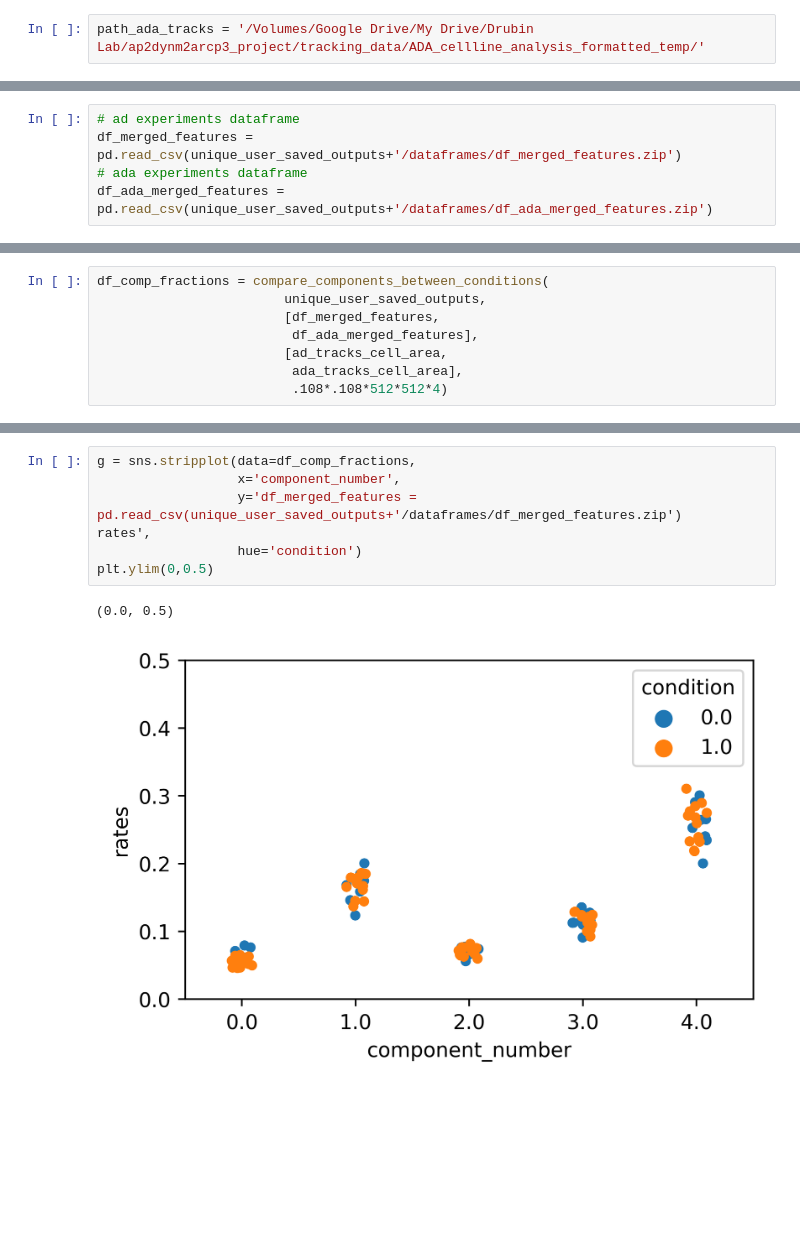
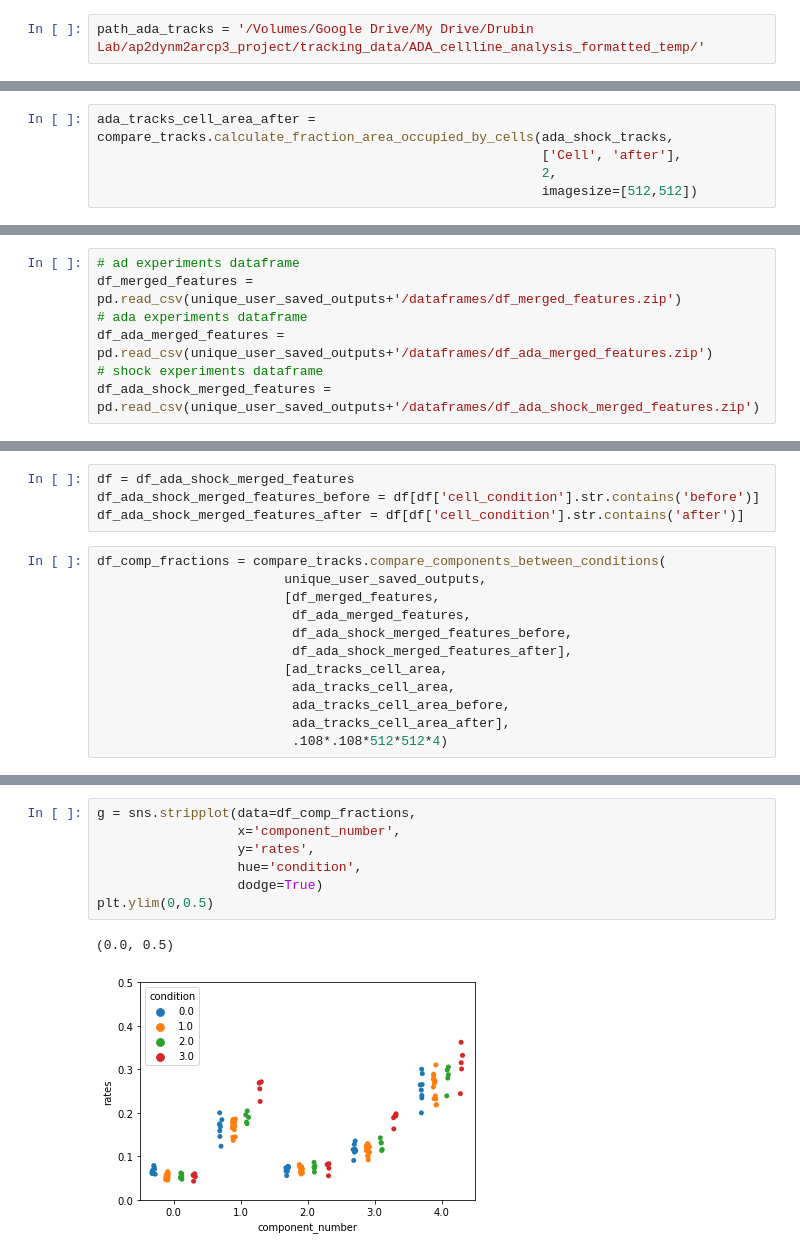
Before and after one commit to DrubinBarnes/Jin_Shirazinejad_et_al_branched_actin_manuscript, a Jupyter notebook: analysis/simplified_workflow/nb08_simplified.ipynb, the cells around one changed output, grey strips where cells are left out. Saved outputs shown, nothing was run; the diff lists cells and outputs as text; blank space fills up the shorter version.

```diff
--- a/analysis/simplified_workflow/nb08_simplified.ipynb
+++ b/analysis/simplified_workflow/nb08_simplified.ipynb
@@ -101,0 +108,5 @@ Text(0, 0.5, 'counts')
+# %%
+ada_tracks_cell_area_after = compare_tracks.calculate_fraction_area_occupied_by_cells(ada_shock_tracks,
+                                                         ['Cell', 'after'],
+                                                         2,
+                                                         imagesize=[512,512])
@@ -104,3 +127,5 @@ Text(0, 0.5, 'counts')
 df_merged_features = pd.read_csv(unique_user_saved_outputs+'/dataframes/df_merged_features.zip')
 # ada experiments dataframe
 df_ada_merged_features = pd.read_csv(unique_user_saved_outputs+'/dataframes/df_ada_merged_features.zip')
+# shock experiments dataframe
+df_ada_shock_merged_features = pd.read_csv(unique_user_saved_outputs+'/dataframes/df_ada_shock_merged_features.zip')
@@ -191,10 +132,18 @@ def compare_components_between_conditions(path_outputs,
+# %%
+df = df_ada_shock_merged_features
+df_ada_shock_merged_features_before = df[df['cell_condition'].str.contains('before')]
+df_ada_shock_merged_features_after = df[df['cell_condition'].str.contains('after')]
 # %%
-df_comp_fractions = compare_components_between_conditions(
+df_comp_fractions = compare_tracks.compare_components_between_conditions(
                         unique_user_saved_outputs,
                         [df_merged_features,
-                         df_ada_merged_features],
+                         df_ada_merged_features,
+                         df_ada_shock_merged_features_before,
+                         df_ada_shock_merged_features_after],
                         [ad_tracks_cell_area,
-                         ada_tracks_cell_area],
+                         ada_tracks_cell_area,
+                         ada_tracks_cell_area_before,
+                         ada_tracks_cell_area_after],
                          .108*.108*512*512*4)
 # %%
 df_comp_fractions
@@ -267,11 +182,11 @@ df_merged_features
 # %%
 g = sns.stripplot(data=df_comp_fractions,
                   x='component_number',
-                  y='df_merged_features = pd.read_csv(unique_user_saved_outputs+'/dataframes/df_merged_features.zip')
-rates',
-                  hue='condition')
+                  y='rates',
+                  hue='condition',
+                  dodge=True)
 plt.ylim(0,0.5)
 # %% [output]
 (0.0, 0.5)
-[figure, old version]
+[figure, new version]
 # %%
```
Also changed, not shown: parts of 18 cells of this notebook, 11 other files.
